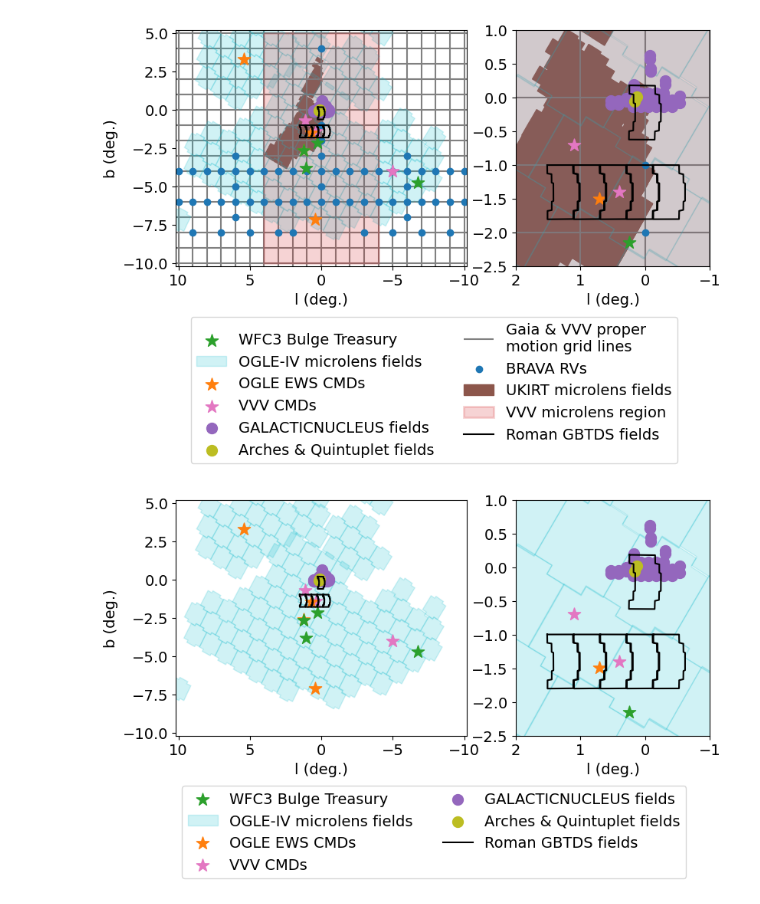
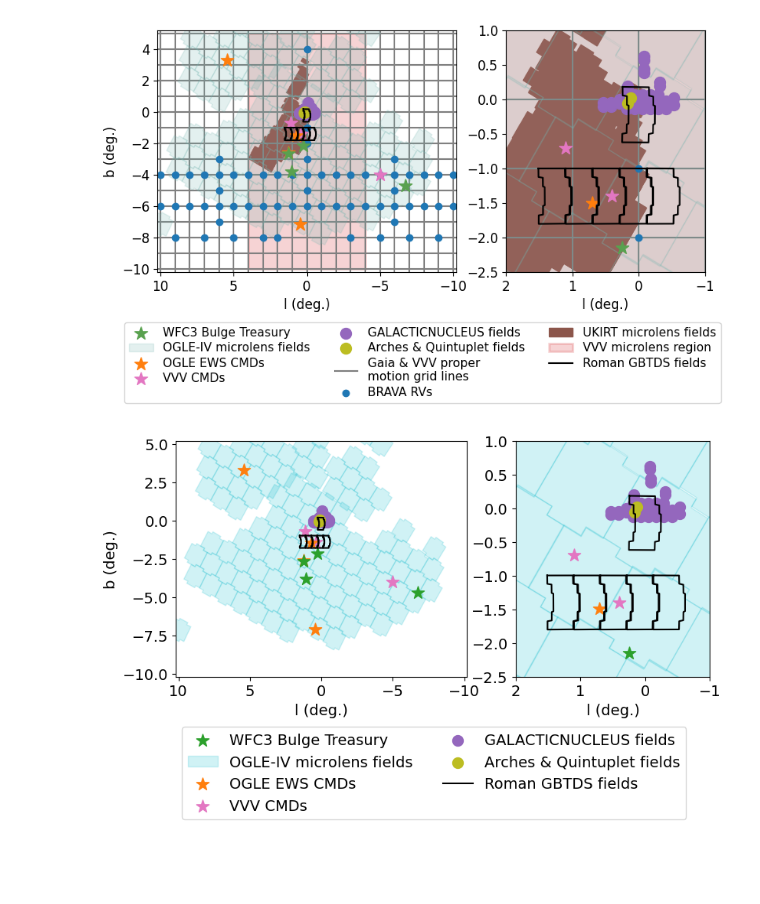
Before and after one commit to synthpop-galaxy/synthpop-model-eval, a Jupyter notebook: all_fields.ipynb, the cells around one changed output. Cells and saved outputs as stored; diff of their text form; code cells hidden in the pictures; blank space fills up the shorter version.

Commit message:
minor plot tweaks + ogle details

```diff
--- a/all_fields.ipynb
+++ b/all_fields.ipynb
@@ -58,7 +59,7 @@ def plot_outline(flds):
     k=0
     edges = []
     for i,frd in enumerate(frds):
-        leg = 'Roman GBTDS fields' if j==0 else None
+        leg = 'Roman GBTDS fields' if i==0 else None
         boresight_ra = frd.ra.degree
         boresight_dec = frd.dec.degree
         pa_v3 = 90.75
@@ -115,3 +116,16 @@ ukirt_size = 40.13/60/3
 ang = np.pi/5.8
 sq = ukirt_size * np.array([[-1,1,1,-1,-1],[-1,-1,1,1,-1]])/2
 rot = [sq[0]*np.cos(ang)-sq[1]*np.sin(ang), sq[0]*np.sin(ang)+sq[1]*np.cos(ang)]
+# %%
+tab10 = {
+    'blue': '#4e79a7',
+    'orange': '#f28e2b',
+    'red': '#e15759',
+    'teal': '#76b7b2',
+    'green': '#59a14f',
+    'yellow': '#edc948',
+    'purple': '#5a3d52',
+    'pink': '#ff9da7',
+    'brown': '#9c755f',
+    'gray': '#bab0ac'
+}
@@ -119,46 +191,59 @@ rot = [sq[0]*np.cos(ang)-sq[1]*np.sin(ang), sq[0]*np.sin(ang)+sq[1]*np.cos(ang)]
 fig,ax = plt.subplots(nrows=1, ncols=2, figsize=(9,4),width_ratios=[3,2])
 ax[0].set_ylim(-10.2,5.2)
 ax[0].set_xlim(10.2,-10.2)
-plt.rcParams.update({'font.size': 14})
+plt.rcParams.update({'font.size': 12})
 new_overguide =  np.loadtxt('../mulens_rates/roman_sp_paper/field_centers_overguide.txt', skiprows=1)
 rgbtds = plot_outline(new_overguide)
 
 for axi in ax:
-    axi.scatter(wfc3_bulge[:,0], wfc3_bulge[:,1], c='tab:green',marker='*', s=150,zorder=8, label='WFC3 Bulge Treasury')
+    axi.scatter(wfc3_bulge[:,0], wfc3_bulge[:,1], c='tab:green',marker='*',
+                s=150,zorder=8, label='WFC3 Bulge Treasury')
     for j,f in enumerate(ogle_outlines):
         leg = 'OGLE-IV microlens fields' if j==0 else None
         axi.fill(f[:,0],f[:,1], c='tab:cyan', zorder=-9,alpha=0.2, label=leg)
-    axi.scatter(ogle_cmds.l.degree, ogle_cmds.b.degree,marker='*', s=150, c='tab:orange',zorder=7, label='OGLE EWS CMDs')
-    axi.scatter(vvv_cmds[:,0], vvv_cmds[:,1], c='tab:pink',marker='*', s=150, label='VVV CMDs')
-    axi.scatter(galnuc[0], galnuc[1], c='tab:purple',marker='o',s=100, label='GALACTICNUCLEUS fields')
-    axi.scatter(hosek22[:,0], hosek22[:,1], c='tab:olive',marker='o', s=100, label='Arches & Quintuplet fields')
+    axi.scatter(ogle_cmds.l.degree, ogle_cmds.b.degree,marker='*', s=150,
+                c='tab:orange',zorder=7, label='OGLE EWS CMDs')
+    axi.scatter(vvv_cmds[:,0], vvv_cmds[:,1], c='tab:pink',marker='*',
+                s=150, label='VVV CMDs')
+    axi.scatter(galnuc[0], galnuc[1], c='tab:purple',marker='o',s=100,
+                label='GALACTICNUCLEUS fields')
+    axi.scatter(hosek22[:,0], hosek22[:,1], c='tab:olive',marker='o',
+                s=100, label='Arches & Quintuplet fields')
     axi.vlines(range(-10,11), -12,7, color='gray',zorder=-11, label='Gaia & VVV proper\nmotion grid lines')
     axi.hlines(range(-10,6), -12,12, color='gray',zorder=-11)
+    ghost_handle = Line2D([], [], alpha=0)
+    ghost_label = ""
     axi.scatter(brava_coords.l_deg, brava_coords.b_deg, marker='o',c='tab:blue', label='BRAVA RVs',zorder=0)
     for j,f in enumerate(ukirt_rate.T):
         leg = 'UKIRT microlens fields' if j==0 else None
         axi.fill(f[0]+rot[0], f[1]+rot[1], c='tab:brown', zorder=-800,label=leg)
-    axi.fill(vvv_rate[0], vvv_rate[1], lw=2, c='tab:red',alpha=0.2,zorder=-8, label='VVV microlens region')
+    axi.fill(vvv_rate[0], vvv_rate[1], lw=2, c='tab:red',alpha=0.2,zorder=-120, label='VVV microlens region')
     for j in range(len(rgbtds)):
         leg = 'Roman GBTDS fields' if j==0 else None
         axi.plot(*rgbtds[j], c='k',label=leg,zorder=20)
+    l_RGPS=[50.1, 30, 30, 26.5,26.5, 10, 10, -10, -10, -67, -67, -79, -79, -67, -67, -10, -10, 10, 10, 50.1, 50.1]
+    b_RGPS=[2, 2, 4.5, 4.5,2, 2, 6,6, 2,2, 2.0, 2.0,-2.5,-2.5, -2, -2, -6, -6, -2,-2,2]
+    #axi.fill(l_RGPS, b_RGPS, lw=2, c='black',alpha=0.1,zorder=-8, label='Roman GPS outline')
 
 ax[1].set_ylim(-2.5,1)
 ax[1].set_xlim(2,-1)
 ax[0].set_ylabel('b (deg.)')
 ax[0].set_xlabel('l (deg.)')
 ax[1].set_xlabel('l (deg.)')
 
 handles, labels = plt.gca().get_legend_handles_labels()
+#ghost_label = ""
+#new_handles = handles[:4] + handles[4:7] + [ghost_handle] + handles[7:]
+#new_labels = labels[:4] + labels[4:7] + [ghost_label] + labels[7:]
 by_label = dict(zip(labels, handles))
 fig.legend(by_label.values(), by_label.keys(),
           loc='upper center', bbox_to_anchor=(0.5, -0.03), # to the point (0.5, -0.2) in axis coordinates
-            ncol=2)
+            ncol=3, fontsize=11, borderpad=0.4,labelspacing=0.3)
 
 plt.savefig('figures/all_fields.png',bbox_inches='tight')
 plt.savefig('figures/all_fields.pdf',bbox_inches='tight')
 # %% [output]
-[figure, old version]
+[figure, new version]
 # %%
 fig,ax = plt.subplots(nrows=1, ncols=2, figsize=(9,4),width_ratios=[3,2])
 ax[0].set_ylim(-10.2,5.2)
```
Also changed, not shown: parts of 2 cells of this notebook, 12 other files.
